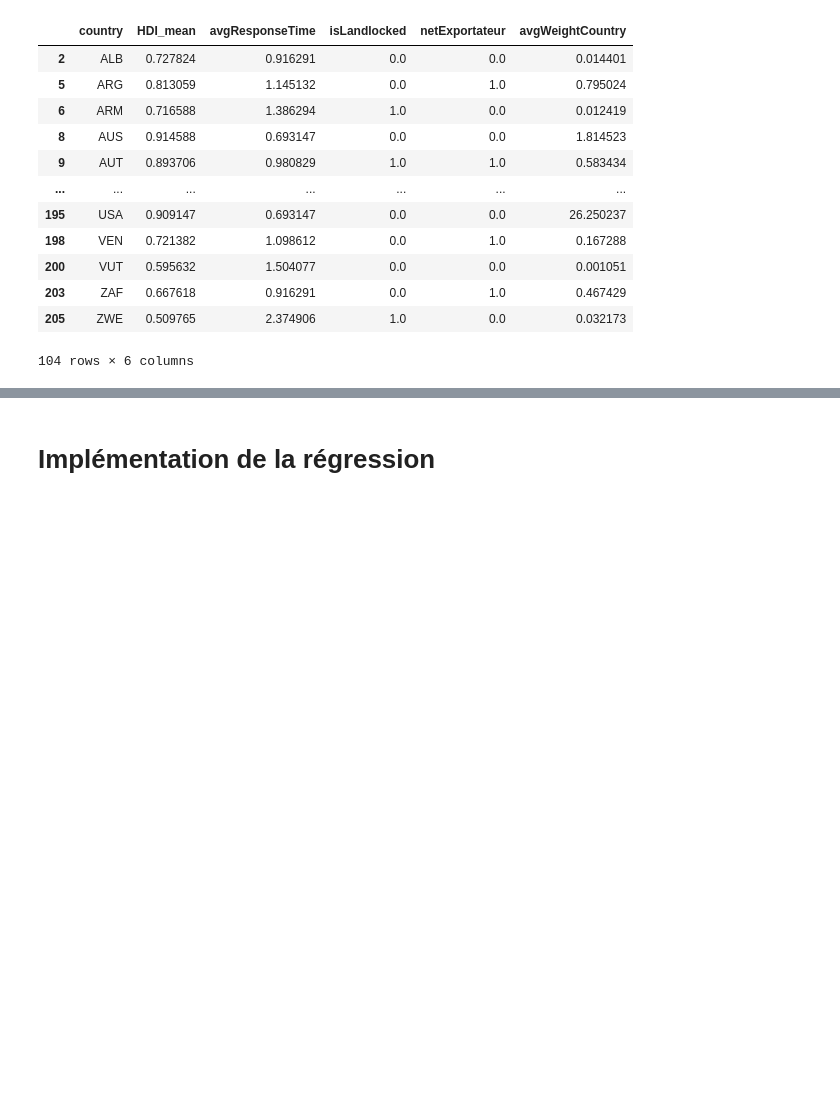
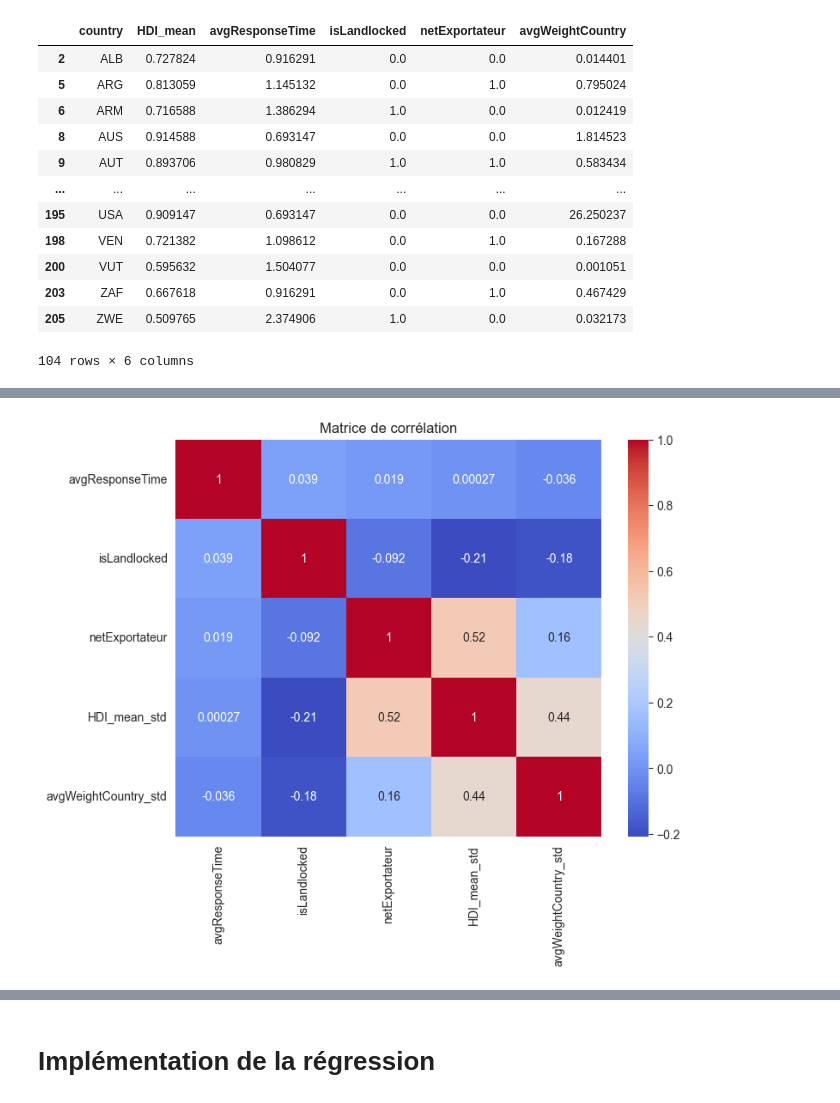
Before and after one commit to nile2304/Data-Science-Project-ENSAE, a Jupyter notebook: main.ipynb, the cells around one changed output, grey strips where cells are left out. Drawn from its saved outputs; the diff is of its cells as text; code cells hidden in the pictures; blank space fills up the shorter version.

Commit message:
Standardized the variables for the regression and studied the correlations

```diff
--- a/main.ipynb
+++ b/main.ipynb
@@ -1233,0 +1246,13 @@ merged_data
+# %%
+# Transformation log pour avgWeightCountry
+merged_data['avgWeightCountry_log'] = np.log1p(merged_data['avgWeightCountry'])
+
+# Standardisation de HDI_mean et avgWeightCountry_log
+scaler = StandardScaler()
+merged_data[['HDI_mean_std', 'avgWeightCountry_std']] = scaler.fit_transform(
+    merged_data[['HDI_mean', 'avgWeightCountry_log']]
+)
+
+# Vérification des résultats
+merged_data[['HDI_mean', 'HDI_mean_std', 'avgWeightCountry', 'avgWeightCountry_log', 'avgWeightCountry_std']].head()
+merged_data[['HDI_mean_std', 'avgWeightCountry_std']].describe()
@@ -1233,0 +1277,12 @@ merged_data
+# %%
+regression_data = merged_data[['avgResponseTime', 'isLandlocked', 'netExportateur',
+                               'HDI_mean_std', 'avgWeightCountry_std']].copy()
+numeric_cols = regression_data.select_dtypes(include=['float64', 'int64'])
+corr_matrix = numeric_cols.corr()
+
+plt.figure(figsize=(8,6))
+sns.heatmap(corr_matrix, annot=True, cmap="coolwarm")
+plt.title("Matrice de corrélation")
+plt.show()
+# %% [output]
+[figure, added]
```
Also changed, not shown: parts of 10 cells of this notebook.
